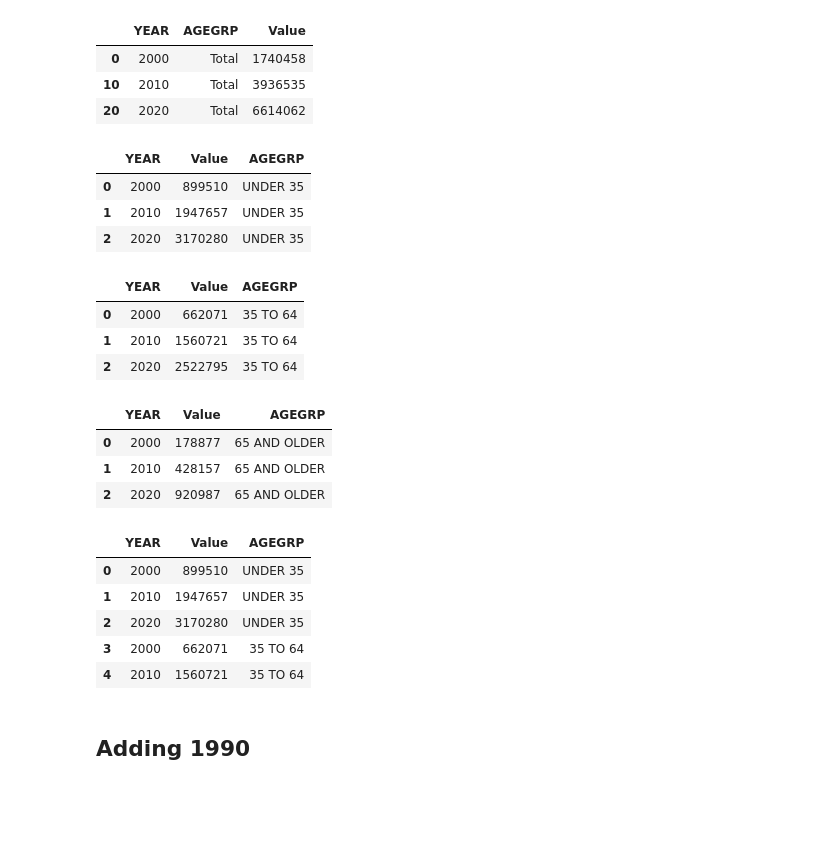
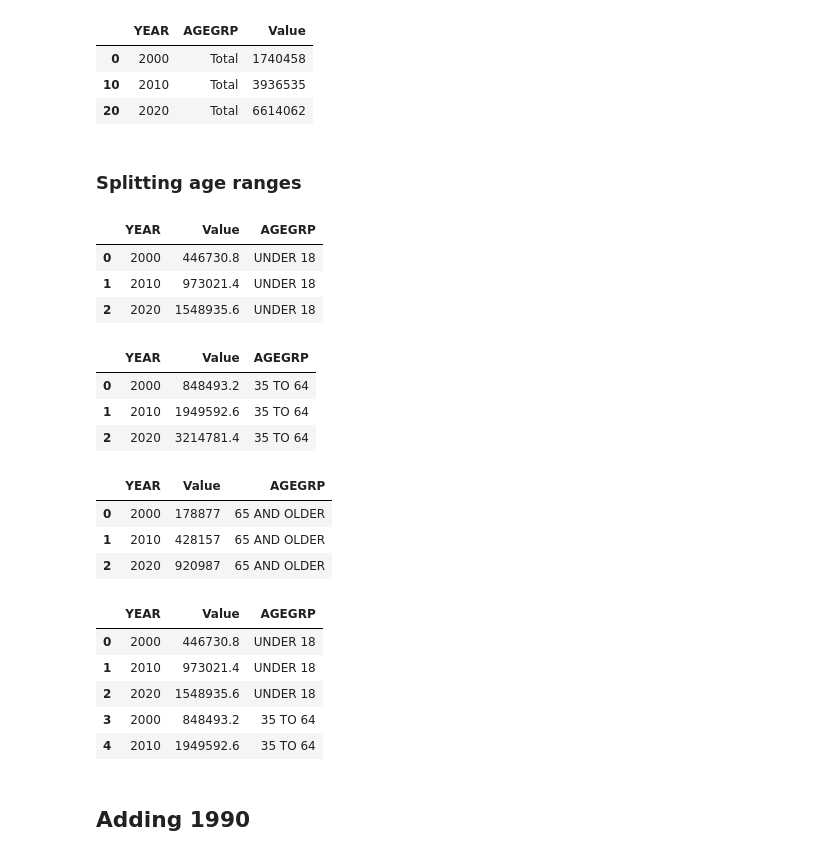
Before and after one commit to olivergwynn/OliverFourthTask, a Jupyter notebook: Task4.ipynb, the cells around one changed output. Drawn from its saved outputs; the diff is of its cells as text; code cells hidden in the pictures; blank space fills up the shorter version.

```diff
--- a/Task4.ipynb
+++ b/Task4.ipynb
@@ -118,3 +118,5 @@ yearly_sum.head()
 | 0 | 2000 | Total | 1740458 |
 | 10 | 2010 | Total | 3936535 |
 | 20 | 2020 | Total | 6614062 |
+# %% [markdown]
+### Splitting age ranges
@@ -121,34 +148,34 @@ yearly_sum.head()
 # %%
-AGEUNDER35 = ['0 to 4', '5 to 9', '10 to 14', '15 to 19', '20 to 24', '25 to 29', '30 to 34']
+AGEUNDER18 = ['0 to 4', '5 to 9', '10 to 14', '15 to 17']
 
 # Filter the DataFrame for the specified age groups
-under_35_df = filtered_df[filtered_df['AGEGRP'].isin(AGEUNDER35)]
+under_18_df = filtered_df[filtered_df['AGEGRP'].isin(AGEUNDER18)]
 
-# Group by 'YEAR' and sum 'Value' for each group, creating a new 'AGEGRP' for "UNDER 35"
-under_35_df = under_35_df.groupby('YEAR')['Value'].sum().reset_index()
-under_35_df['AGEGRP'] = 'UNDER 35'
+# Group by 'YEAR' and sum 'Value' for each group, creating a new 'AGEGRP' for "UNDER 18"
+under_18_df = under_18_df.groupby('YEAR')['Value'].sum().reset_index()
+under_18_df['AGEGRP'] = 'UNDER 18'
 
-under_35_df.head()
+under_18_df.head()
 # %% [output]
 |  | YEAR | Value | AGEGRP |
-| 0 | 2000 | 899510 | UNDER 35 |
-| 1 | 2010 | 1947657 | UNDER 35 |
-| 2 | 2020 | 3170280 | UNDER 35 |
+| 0 | 2000 | 446730.8 | UNDER 18 |
+| 1 | 2010 | 973021.4 | UNDER 18 |
+| 2 | 2020 | 1548935.6 | UNDER 18 |
 # %%
 # Define the age groups for 35 to 64
-AGE35TO64 = ['35 to 39', '40 to 44', '45 to 49','50 to 54','55 to 59','60 to 64']
+AGE18TO64 = ['18 to 19','20 to 24' '25 to 29', '30 to 34', '35 to 39', '40 to 44', '45 to 49','50 to 54','55 to 59','60 to 64']
 
 # Filter the DataFrame for the specified age groups
-filtered_df_35to64 = filtered_df[filtered_df['AGEGRP'].isin(AGE35TO64)]
+filtered_df_18to64 = filtered_df[filtered_df['AGEGRP'].isin(AGE18TO64)]
 
 # Group by 'YEAR' and sum 'Value' for each group, creating a new 'AGEGRP' for "35 TO 64"
-age35to64_df = filtered_df_35to64.groupby('YEAR')['Value'].sum().reset_index()
-age35to64_df['AGEGRP'] = '35 TO 64'
+age18to64_df = filtered_df_18to64.groupby('YEAR')['Value'].sum().reset_index()
+age18to64_df['AGEGRP'] = '35 TO 64'
 
-age35to64_df.head()
+age18to64_df.head()
 # %% [output]
 |  | YEAR | Value | AGEGRP |
-| 0 | 2000 | 662071 | 35 TO 64 |
-| 1 | 2010 | 1560721 | 35 TO 64 |
-| 2 | 2020 | 2522795 | 35 TO 64 |
+| 0 | 2000 | 848493.2 | 35 TO 64 |
+| 1 | 2010 | 1949592.6 | 35 TO 64 |
+| 2 | 2020 | 3214781.4 | 35 TO 64 |
 # %%
@@ -169,15 +196,15 @@ over_64_df.head()
 | 1 | 2010 | 428157 | 65 AND OLDER |
 | 2 | 2020 | 920987 | 65 AND OLDER |
 # %%
-combined_2000_df = pd.concat([under_35_df, age35to64_df, over_64_df, yearly_sum], ignore_index=True)
+combined_2000_df = pd.concat([under_18_df, age18to64_df, over_64_df, yearly_sum], ignore_index=True)
 combined_2000_df.head()
 # %% [output]
 |  | YEAR | Value | AGEGRP |
-| 0 | 2000 | 899510 | UNDER 35 |
-| 1 | 2010 | 1947657 | UNDER 35 |
-| 2 | 2020 | 3170280 | UNDER 35 |
-| 3 | 2000 | 662071 | 35 TO 64 |
-| 4 | 2010 | 1560721 | 35 TO 64 |
+| 0 | 2000 | 446730.8 | UNDER 18 |
+| 1 | 2010 | 973021.4 | UNDER 18 |
+| 2 | 2020 | 1548935.6 | UNDER 18 |
+| 3 | 2000 | 848493.2 | 35 TO 64 |
+| 4 | 2010 | 1949592.6 | 35 TO 64 |
 # %% [markdown]
 ## Adding 1990
 # %%
```
Also changed, not shown: parts of 17 cells of this notebook.
